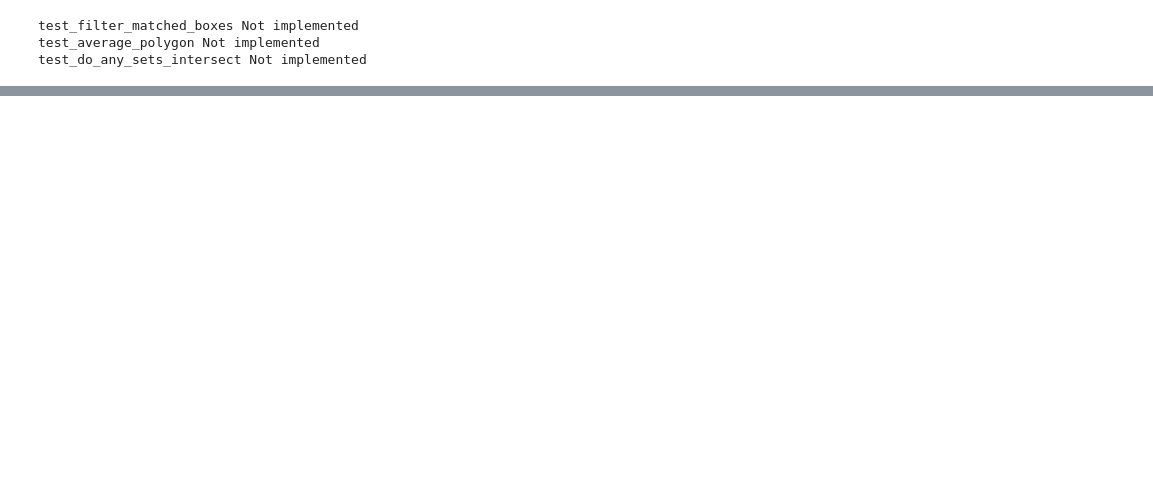
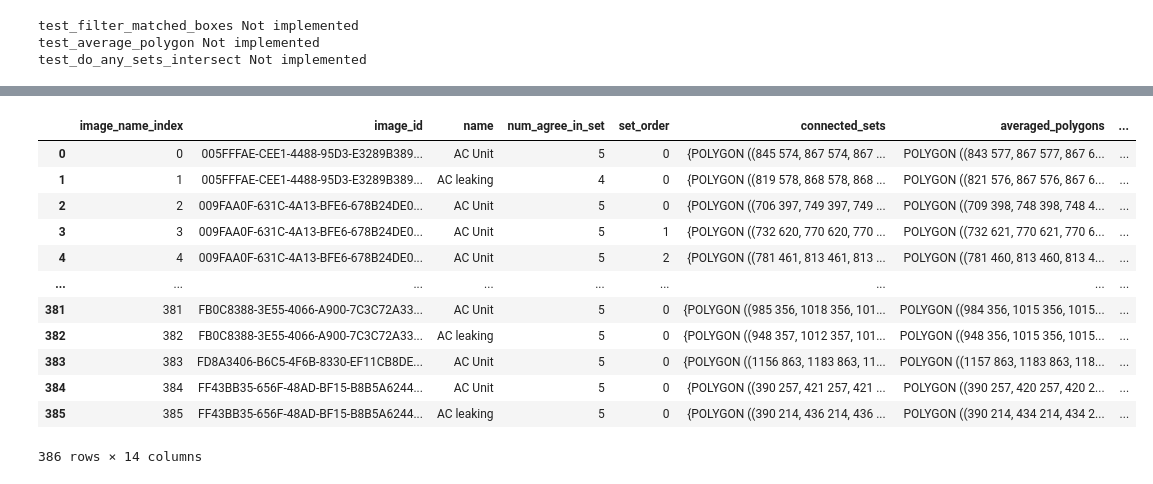
Before and after one commit to kerlinjr/satana, a Jupyter notebook: notebooks/ac_object_detection.ipynb, the cells around one changed output, grey strips where cells are left out. Drawn from its saved outputs; the diff is of its cells as text; code cells hidden in the pictures; blank space fills up the shorter version.

```diff
--- a/notebooks/ac_object_detection.ipynb
+++ b/notebooks/ac_object_detection.ipynb
@@ -362 +549,27 @@ Number of intersecting sets: 1
 First average polygon :POLYGON ((843 577, 867 577, 867 613, 843 613, 843 577))
+# %%
+params = {}
+params['images_folder'] = '../data/images/ac_150_images'
+params["image_ids"] = prime_labels['image_id']
+mask_df = mask_images_by_box(params)
+
+# turn columns x,y,w,h in shapely polygons
+mask_df['mask_geometry'] = mask_df.apply(lambda row: box(row['x'], row['y'], row['x']+row['w'], row['y']+row['h']), axis=1)
+mask_df['mask_geometry'] = mask_df['mask_geometry'].apply(lambda x: Polygon(x.exterior.coords))
+full_train = pd.merge(matched_sets, mask_df, on = 'image_id', how = 'inner')
+# %%
+full_train
+# %% [output]
+|  | image_name_index | image_id | name | num_agree_in_set | set_order | connected_sets | averaged_polygons | ... |
+| 0 | 0 | 005FFFAE-CEE1-4488-95D3-E3289B389... | AC Unit | 5 | 0 | {POLYGON ((845 574, 867 574, 867 ... | POLYGON ((843 577, 867 577, 867 6... | ... |
+| 1 | 1 | 005FFFAE-CEE1-4488-95D3-E3289B389... | AC leaking | 4 | 0 | {POLYGON ((819 578, 868 578, 868 ... | POLYGON ((821 576, 867 576, 867 6... | ... |
+| 2 | 2 | 009FAA0F-631C-4A13-BFE6-678B24DE0... | AC Unit | 5 | 0 | {POLYGON ((706 397, 749 397, 749 ... | POLYGON ((709 398, 748 398, 748 4... | ... |
+| 3 | 3 | 009FAA0F-631C-4A13-BFE6-678B24DE0... | AC Unit | 5 | 1 | {POLYGON ((732 620, 770 620, 770 ... | POLYGON ((732 621, 770 621, 770 6... | ... |
+| 4 | 4 | 009FAA0F-631C-4A13-BFE6-678B24DE0... | AC Unit | 5 | 2 | {POLYGON ((781 461, 813 461, 813 ... | POLYGON ((781 460, 813 460, 813 4... | ... |
+| ... | ... | ... | ... | ... | ... | ... | ... | ... |
+| 381 | 381 | FB0C8388-3E55-4066-A900-7C3C72A33... | AC Unit | 5 | 0 | {POLYGON ((985 356, 1018 356, 101... | POLYGON ((984 356, 1015 356, 1015... | ... |
+| 382 | 382 | FB0C8388-3E55-4066-A900-7C3C72A33... | AC leaking | 5 | 0 | {POLYGON ((948 357, 1012 357, 101... | POLYGON ((948 356, 1015 356, 1015... | ... |
+| 383 | 383 | FD8A3406-B6C5-4F6B-8330-EF11CB8DE... | AC Unit | 5 | 0 | {POLYGON ((1156 863, 1183 863, 11... | POLYGON ((1157 863, 1183 863, 118... | ... |
+| 384 | 384 | FF43BB35-656F-48AD-BF15-B8B5A6244... | AC Unit | 5 | 0 | {POLYGON ((390 257, 421 257, 421 ... | POLYGON ((390 257, 420 257, 420 2... | ... |
+| 385 | 385 | FF43BB35-656F-48AD-BF15-B8B5A6244... | AC leaking | 5 | 0 | {POLYGON ((390 214, 436 214, 436 ... | POLYGON ((390 214, 434 214, 434 2... | ... |
+386 rows × 14 columns
```
Also changed, not shown: parts of 28 cells of this notebook.
